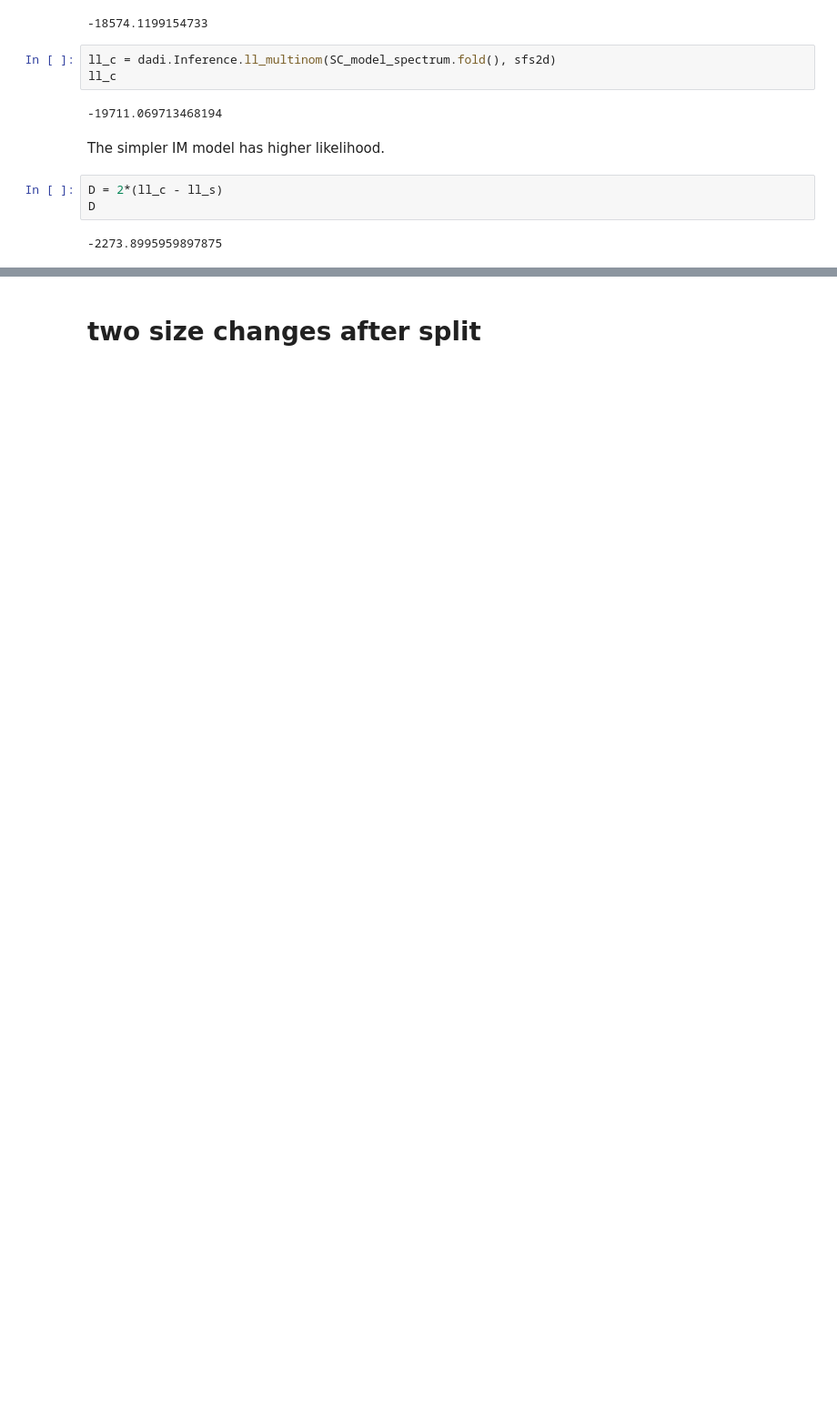
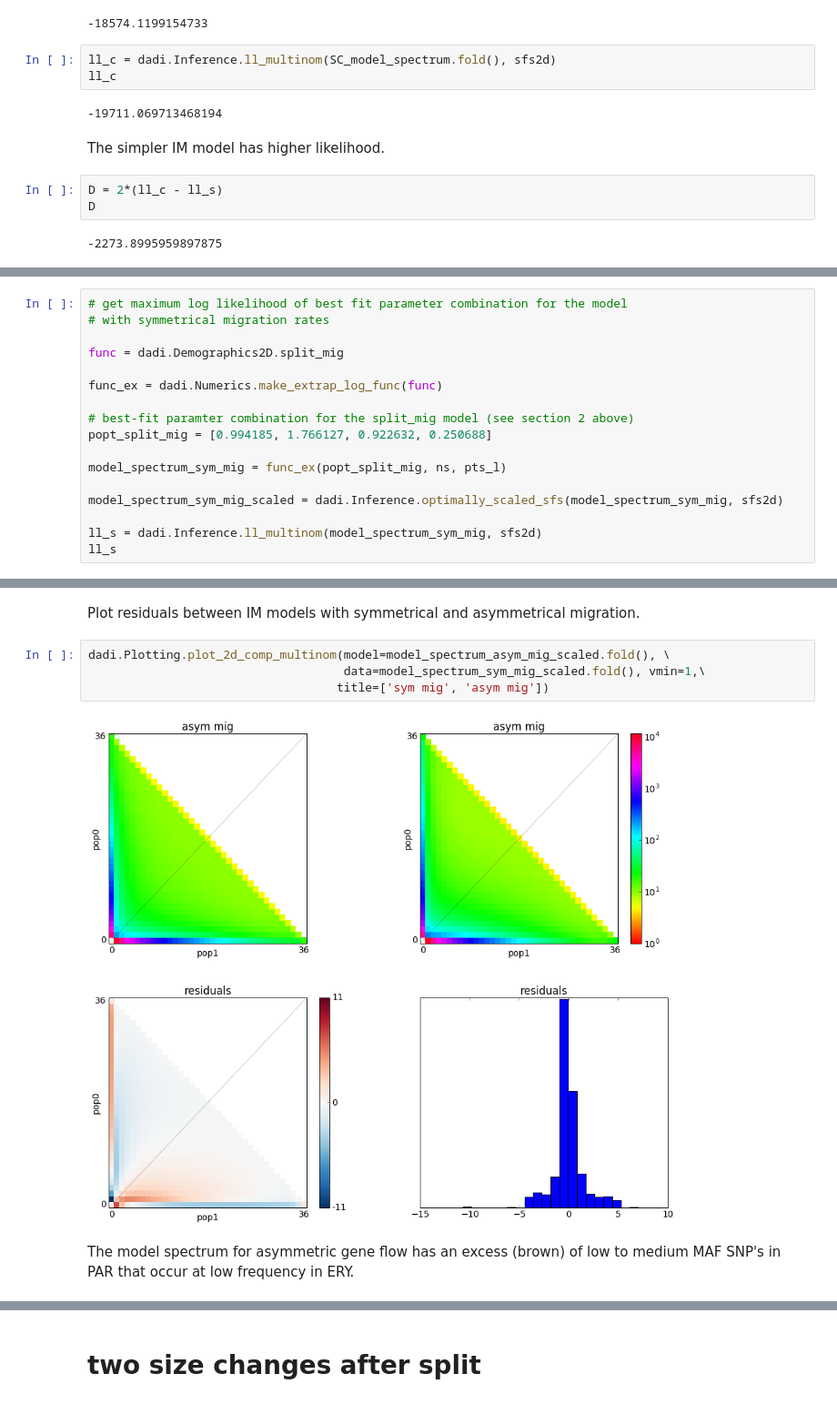
Before and after one commit to claudiuskerth/PhDthesis, a Jupyter notebook: Data_analysis/SNP-indel-calling/dadi/05_2D_models.ipynb, the cells around one changed output, grey strips where cells are left out. Shown at 91% size. Cells and saved outputs as stored; diff of their text form; blank space fills up the shorter version.

```diff
--- a/Data_analysis/SNP-indel-calling/dadi/05_2D_models.ipynb
+++ b/Data_analysis/SNP-indel-calling/dadi/05_2D_models.ipynb
@@ -1234,0 +1810,17 @@ D
+# %%
+# get maximum log likelihood of best fit parameter combination for the model
+# with symmetrical migration rates
+
+func = dadi.Demographics2D.split_mig
+
+func_ex = dadi.Numerics.make_extrap_log_func(func)
+
+# best-fit paramter combination for the split_mig model (see section 2 above)
+popt_split_mig = [0.994185, 1.766127, 0.922632, 0.250688]
+
+model_spectrum_sym_mig = func_ex(popt_split_mig, ns, pts_l)
+
+model_spectrum_sym_mig_scaled = dadi.Inference.optimally_scaled_sfs(model_spectrum_sym_mig, sfs2d)
+
+ll_s = dadi.Inference.ll_multinom(model_spectrum_sym_mig, sfs2d)
+ll_s
@@ -1254,0 +1973,10 @@ dadi.Godambe.sum_chi2_ppf(2*(ll_s - ll_c))
+# %% [markdown]
+Plot residuals between IM models with symmetrical and asymmetrical migration.
+# %%
+dadi.Plotting.plot_2d_comp_multinom(model=model_spectrum_asym_mig_scaled.fold(), \
+                                    data=model_spectrum_sym_mig_scaled.fold(), vmin=1,\
+                                   title=['sym mig', 'asym mig'])
+# %% [output]
+[figure, added]
+# %% [markdown]
+The model spectrum for asymmetric gene flow has an excess (brown) of low to medium MAF SNP's in PAR that occur at low frequency in ERY.
```
Also changed, not shown: parts of 278 cells of this notebook, 5 other files.
